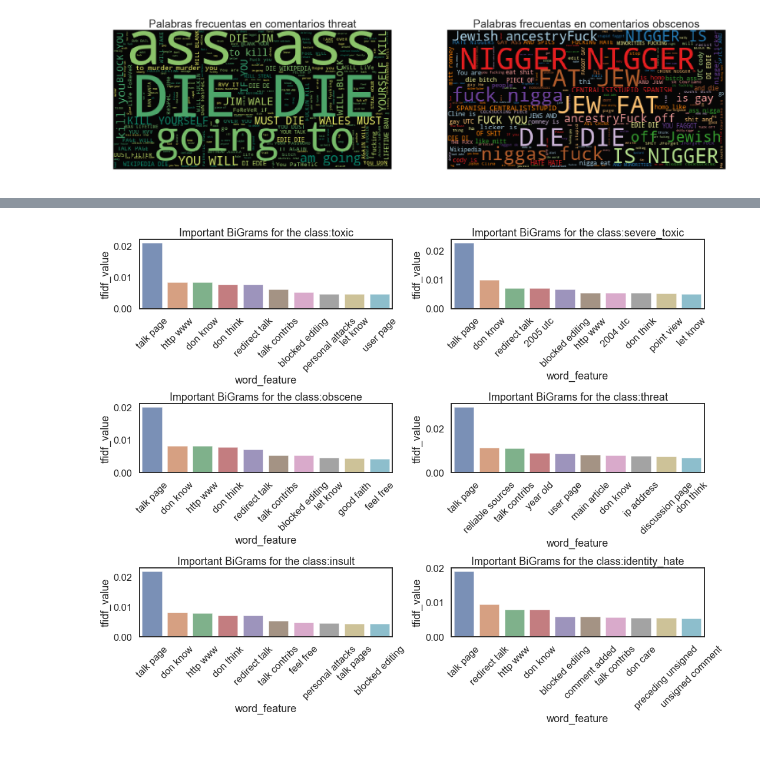
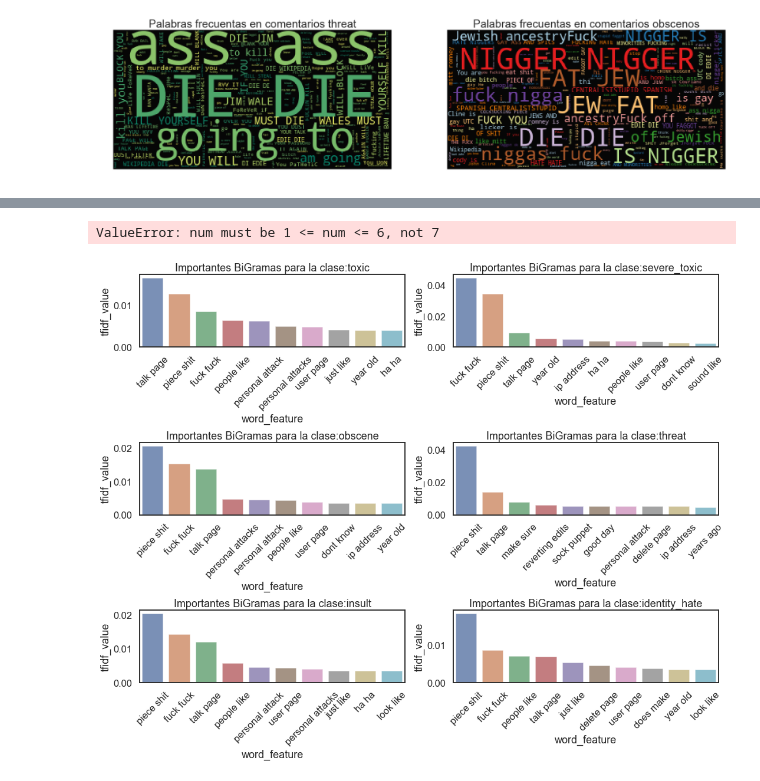
Before and after one commit to czammar/MA_finalproject, a Jupyter notebook: notebooks/eda_v2.ipynb, the cells around one changed output, grey strips where cells are left out. Cells and saved outputs as stored; diff of their text form; code cells hidden in the pictures.

Commit message:
unigramas y bigramas

```diff
--- a/notebooks/eda_v2.ipynb
+++ b/notebooks/eda_v2.ipynb
@@ -663,18 +649,18 @@ tfidf = TfidfVectorizer(ngram_range = (1,1), min_df = 100,
                         strip_accents='unicode', analyzer='word',
                         use_idf=1,smooth_idf=1,sublinear_tf=1,
                         stop_words = 'english')
-X_unigrams = tfidf.fit_transform(train['clean_text'])
+X_unigrams = tfidf.fit_transform(y_train['clean_text'].values.astype('U'))
 X_unigrams.shape, len(tfidf.get_feature_names())
 
 
 feature_names = np.array(tfidf.get_feature_names())
-imp_dfs = get_topn_tfidf_feat_byClass(X_unigrams, train, feature_names, label_col, topn = 10)
+imp_dfs = get_topn_tfidf_feat_byClass(X_unigrams, y_train, feature_names, label_col, topn = 10)
 
 plt.figure(figsize=(15,10))
 
 for i, label in enumerate(label_col):
     plt.subplot(3, 2, i+1 )
     sns.barplot(imp_dfs[label].word_feature[:10], imp_dfs[label].tfidf_value[:10], alpha = 0.8)
-    plt.title("Important UniGrams for the class:{}".format(label))
+    plt.title("Importantes UniGramas para la clase:{}".format(label))
     plt.tight_layout()
 # %% [output]
@@ -682,23 +689,24 @@ KeyError: 'clean_text'
 # %%
-from sklearn.feature_extraction.text import TfidfVectorizer
 tfidf = TfidfVectorizer(ngram_range = (2,2), min_df = 100,
                         strip_accents='unicode', analyzer='word',
                         use_idf=1,smooth_idf=1,sublinear_tf=1,
                         stop_words = 'english')
-X_bigrams = tfidf.fit_transform(train['comment_text'])
+
+X_bigrams = tfidf.fit_transform(y_train['clean_text'].values.astype('U'))
 X_bigrams.shape, len(tfidf.get_feature_names())
 
 feature_names = np.array(tfidf.get_feature_names())
-imp_dfs = get_topn_tfidf_feat_byClass(X_bigrams, train, feature_names, label_col, topn = 10)
+imp_dfs = get_topn_tfidf_feat_byClass(X_bigrams, y_train, feature_names, label_col, topn = 10)
 
 plt.figure(figsize=(15,12))
 
 for i, label in enumerate(label_col):
     plt.subplot(3, 2, i + 1)
     by_class = sns.barplot(imp_dfs[label].word_feature[:10], imp_dfs[label].tfidf_value[:10], alpha = 0.8)
-    plt.title("Important BiGrams for the class:{}".format(label))
+    plt.title("Importantes BiGramas para la clase:{}".format(label))
     for item in by_class.get_xticklabels():
         item.set_rotation(45)
     plt.tight_layout()
 # %% [output]
+ValueError: num must be 1 <= num <= 6, not 7
-[figure, old version]
+[figure, new version]
```
Also changed, not shown: parts of 18 cells of this notebook.
